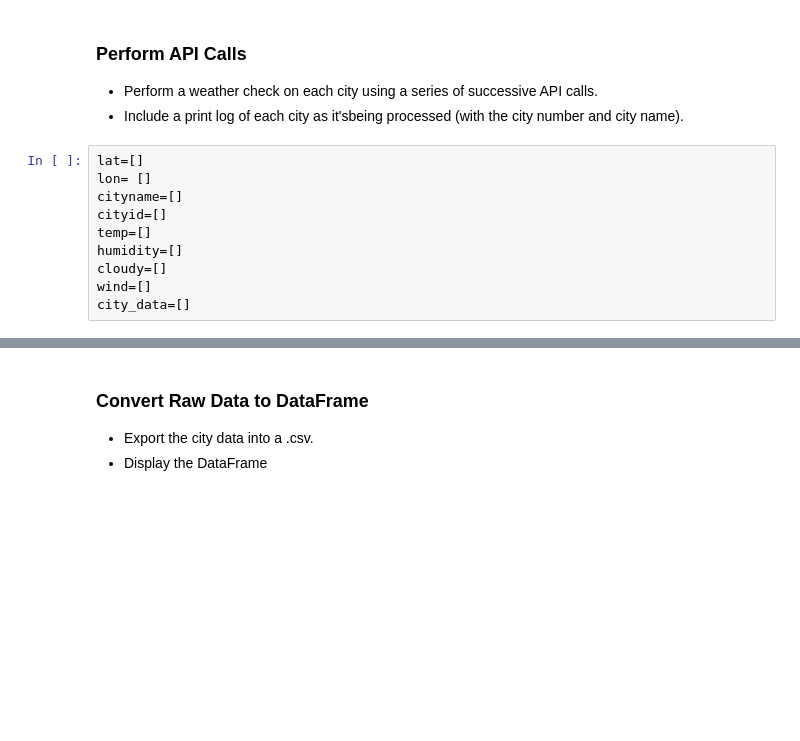
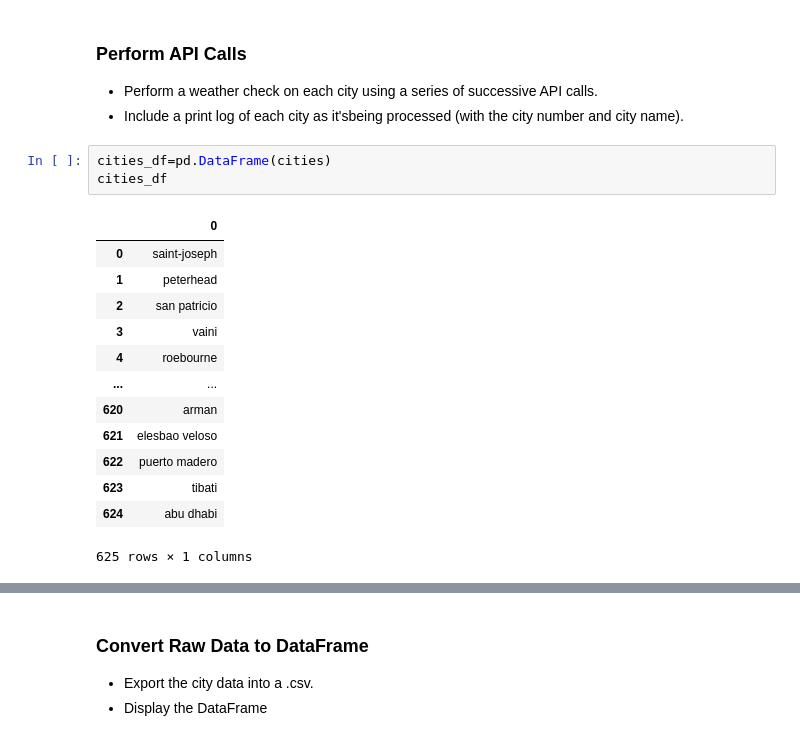
Before and after one commit to caseyjuergens/python-api-challenge, a Jupyter notebook: starter_code/WeatherPy.ipynb, the cells around one changed output, grey strips where cells are left out. Cells and saved outputs as stored; diff of their text form; blank space fills up the shorter version.

```diff
--- a/starter_code/WeatherPy.ipynb
+++ b/starter_code/WeatherPy.ipynb
@@ -54,13 +54,20 @@ len(cities)
 ### Perform API Calls
 * Perform a weather check on each city using a series of successive API calls.
 * Include a print log of each city as it'sbeing processed (with the city number and city name).
-# %%
-lat=[]
-lon= []
-cityname=[]
-cityid=[]
-temp=[]
-humidity=[]
-cloudy=[]
-wind=[]
-city_data=[]
+# %%
+cities_df=pd.DataFrame(cities)
+cities_df
+# %% [output]
+|  | 0 |
+| 0 | saint-joseph |
+| 1 | peterhead |
+| 2 | san patricio |
+| 3 | vaini |
+| 4 | roebourne |
+| ... | ... |
+| 620 | arman |
+| 621 | elesbao veloso |
+| 622 | puerto madero |
+| 623 | tibati |
+| 624 | abu dhabi |
+625 rows × 1 columns
```
Also changed, not shown: parts of 11 cells of this notebook, 2 other files.
